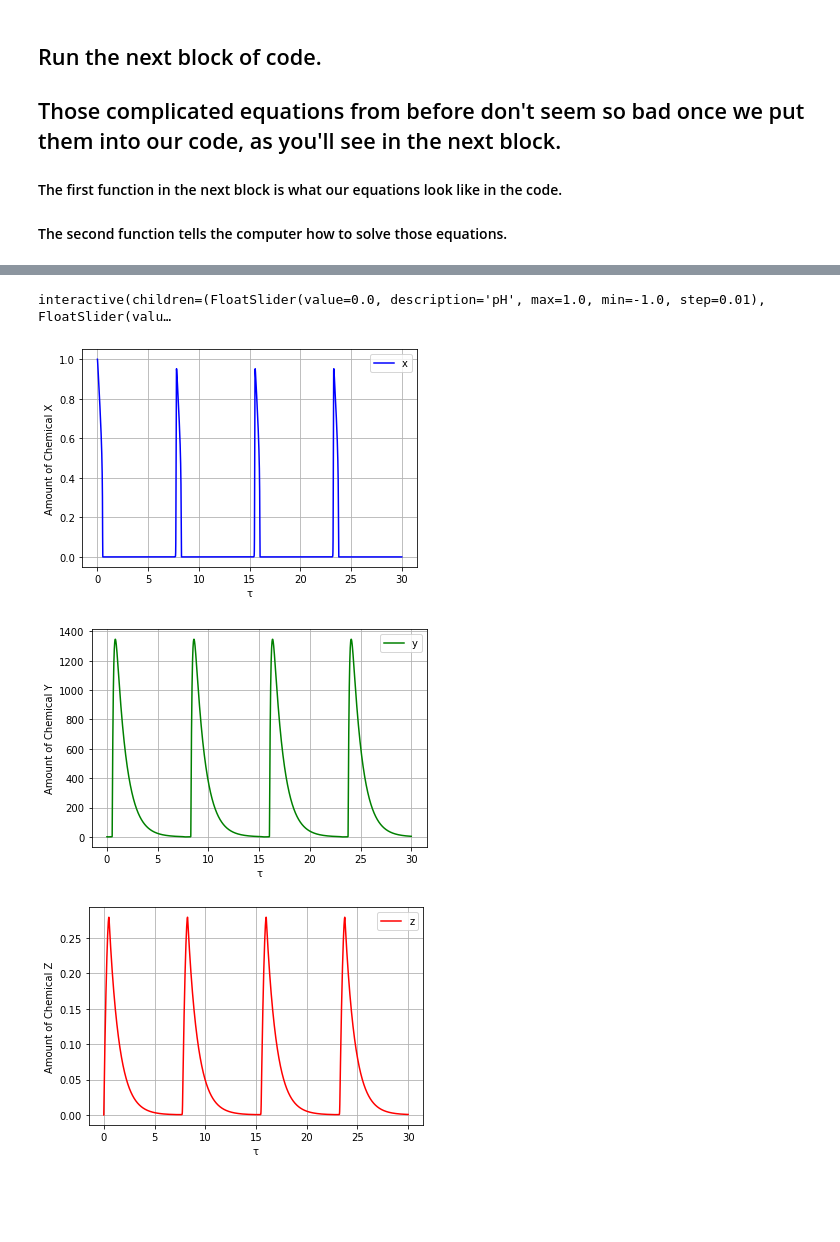
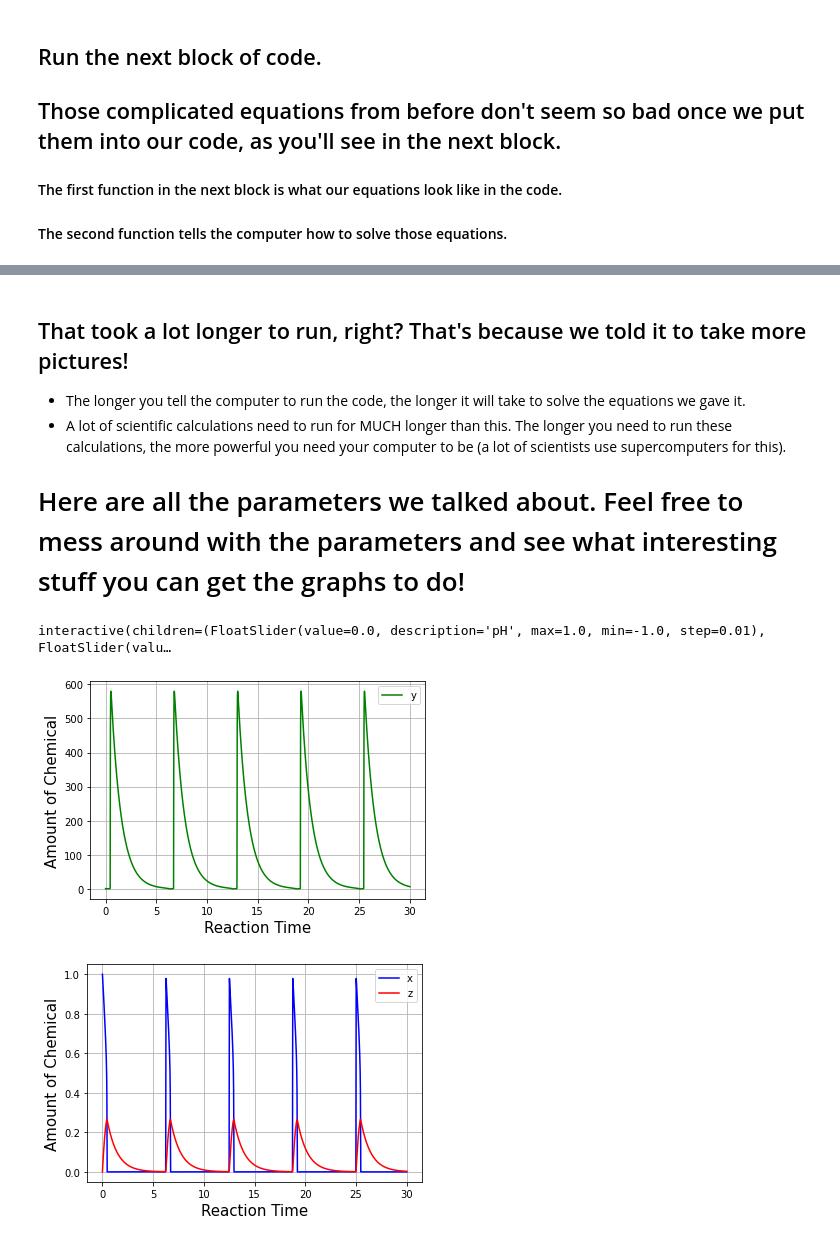
Before and after one commit to lperezmo/scientific-computing-middle-school-version, a Jupyter notebook: Chemistry_module/Chemical_Clocks.ipynb, the cells around one changed output, grey strips where cells are left out. Cells and saved outputs as stored; diff of their text form; code cells hidden in the pictures; blank space fills up the shorter version.

```diff
--- a/Chemistry_module/Chemical_Clocks.ipynb
+++ b/Chemistry_module/Chemical_Clocks.ipynb
@@ -228,44 +389,39 @@ def concs(prms):
+# %% [markdown]
+## That took a lot longer to run, right? That's because we told it to take more pictures!
+- The longer you tell the computer to run the code, the longer it will take to solve the equations we gave it.
+- A lot of scientific calculations need to run for MUCH longer than this. The longer you need to run these calculations, the more powerful you need your computer to be (a lot of scientists use supercomputers for this).
+
+# Here are all the parameters we talked about. Feel free to mess around with the parameters and see what interesting stuff you can get the graphs to do!
 # %%
-chosen_params = interact(initialize,
+final_params = interact(initialize,
                           pH = (-1,1,0.01),
                           x = (0,1,0.1),
                           y = (0,1,0.1),
                           z = (0,1,0.1),
-                          A = (0.01,0.1,0.01),
-                          B = (0.01,0.1,0.01),
                           kc = (0.1, 2.0, 0.1),
                           timeStep = [0.0001, 0.001, 0.1],
                           T = (10, 50, 1))
 # %% [output]
 interactive(children=(FloatSlider(value=0.0, description='pH', max=1.0, min=-1.0, step=0.01), FloatSlider(valu…
 # %%
-solution, time = concs(chosen_params.widget.result)
+solution, time = concs(final_params.widget.result)
 
-plt.plot(time, solution[:, 0], 'b', label='x')
+plt.plot(time, solution[:, 1], 'g', label='y')
 plt.legend(loc='best')
-plt.xlabel('τ')
-plt.ylabel('Amount of Chemical X')
+plt.xlabel('Reaction Time', fontsize = 15)
+plt.ylabel('Amount of Chemical', fontsize = 15)
 plt.grid()
 plt.show()
 ##############################################
 ##############################################
 
-plt.plot(time, solution[:, 1], 'g', label='y')
+plt.plot(time, solution[:, 0], 'b', label='x')
+plt.plot(time, solution[:, 2], 'r', label='z')
 plt.legend(loc='best')
-plt.ylabel('Amount of Chemical Y')
-plt.xlabel('τ')
+plt.xlabel('Reaction Time', fontsize = 15)
+plt.ylabel('Amount of Chemical', fontsize = 15)
 plt.grid()
 plt.show()
-##############################################
-##############################################
-
-plt.plot(time, solution[:, 2], 'r', label='z')
-plt.legend(loc='best')
-plt.ylabel('Amount of Chemical Z')
-plt.xlabel('τ')
-plt.grid()
-plt.show()
 # %% [output]
-[figure, old version]
+[figure, new version]
-[figure, old version]
+[figure, new version]
-[figure, removed]
```
Also changed, not shown: parts of 24 cells of this notebook.
